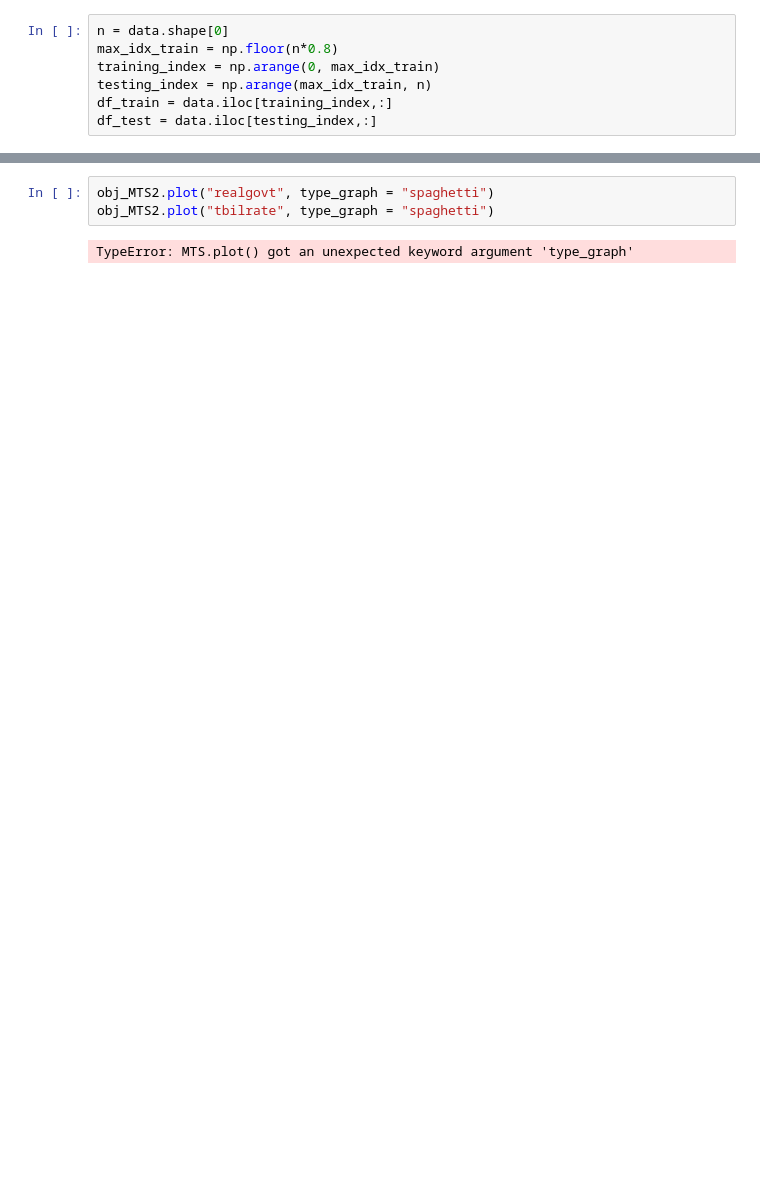
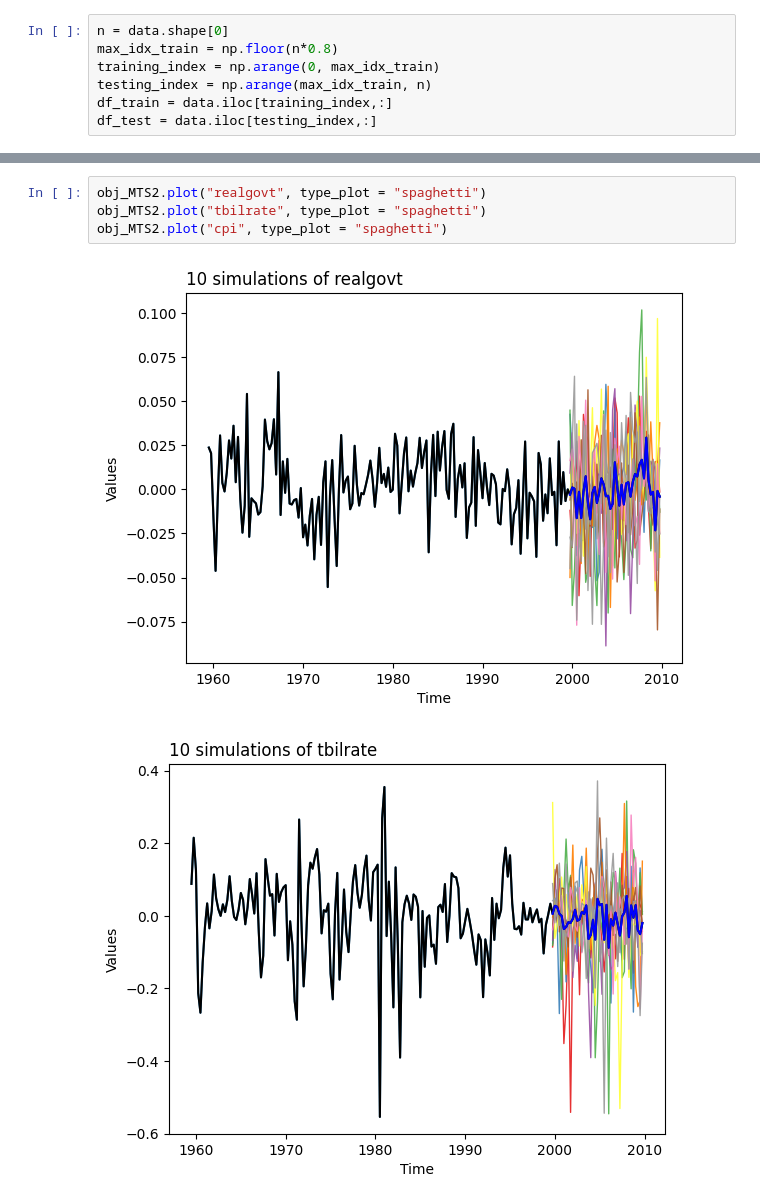
Before and after one commit to Techtonique/nnetsauce, a Jupyter notebook: nnetsauce/demo/thierrymoudiki_20240106_DeepMTS.ipynb, the cells around one changed output, grey strips where cells are left out. Cells and saved outputs as stored; diff of their text form; blank space fills up the shorter version.

```diff
--- a/nnetsauce/demo/thierrymoudiki_20240106_DeepMTS.ipynb
+++ b/nnetsauce/demo/thierrymoudiki_20240106_DeepMTS.ipynb
@@ -211,5 +152,7 @@ UnboundLocalError: cannot access local variable 'x_all' where it is not associat
 # %%
-obj_MTS2.plot("realgovt", type_graph = "spaghetti")
-obj_MTS2.plot("tbilrate", type_graph = "spaghetti")
+obj_MTS2.plot("realgovt", type_plot = "spaghetti")
+obj_MTS2.plot("tbilrate", type_plot = "spaghetti")
+obj_MTS2.plot("cpi", type_plot = "spaghetti")
 # %% [output]
-TypeError: MTS.plot() got an unexpected keyword argument 'type_graph'
+[figure, added]
+[figure, added]
```
Also changed, not shown: parts of 8 cells of this notebook.
